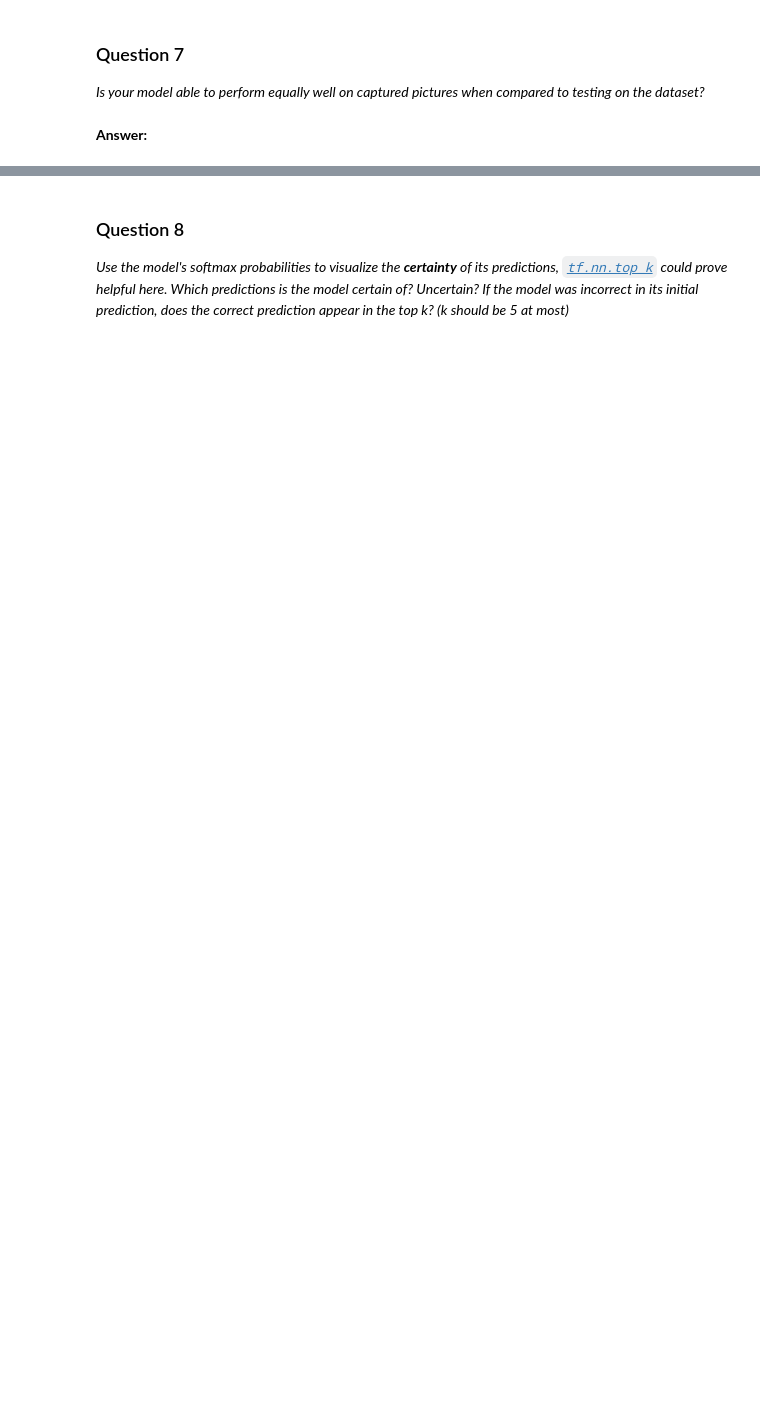
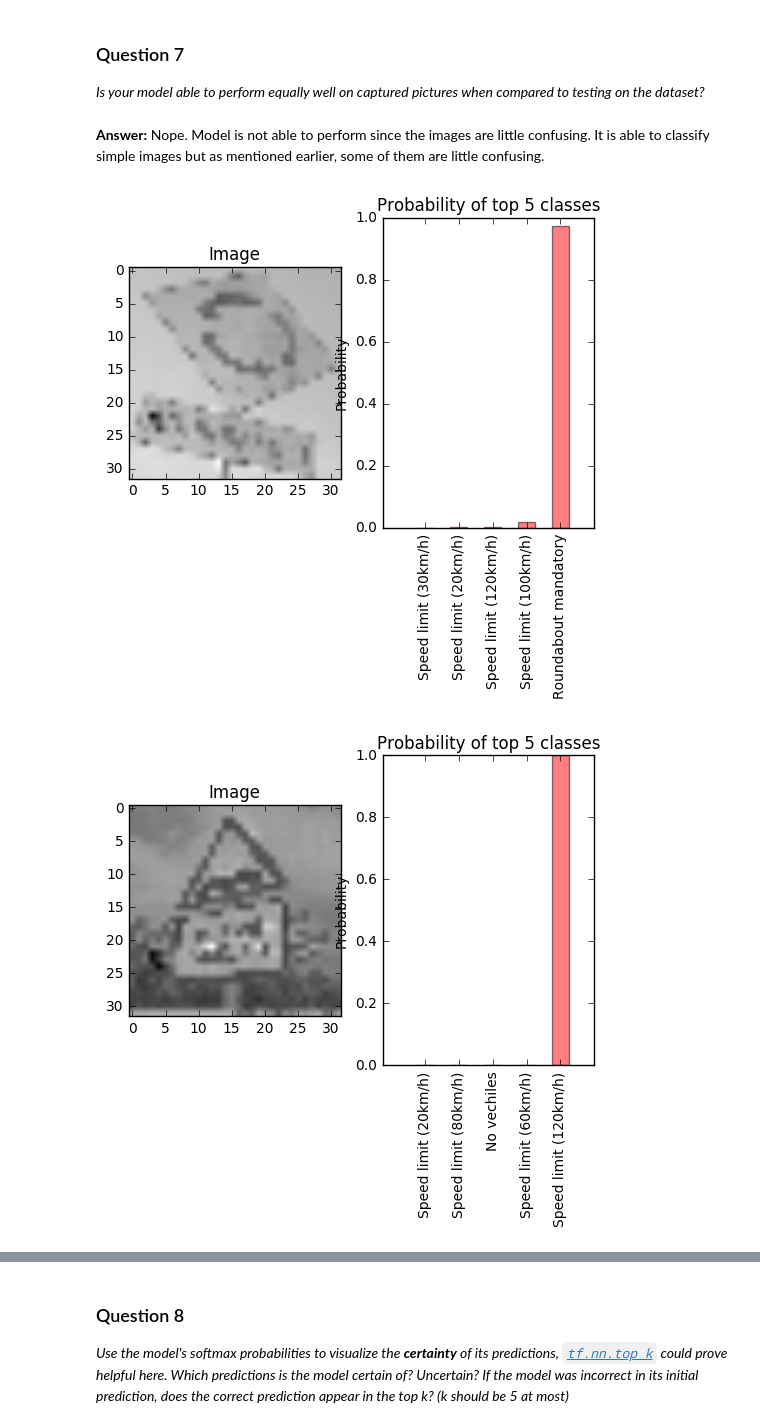
Before and after one commit to shrimalmadhur/SDC-udacity, a Jupyter notebook: traffic-signs/Traffic_Signs_Recognition.ipynb, the cells around one changed output, grey strips where cells are left out. Saved outputs shown, nothing was run; the diff lists cells and outputs as text; code cells hidden in the pictures; blank space fills up the shorter version.

```diff
--- a/traffic-signs/Traffic_Signs_Recognition.ipynb
+++ b/traffic-signs/Traffic_Signs_Recognition.ipynb
@@ -478,3 +544,8 @@ _Choose five candidate images of traffic signs and provide them in the report. A
 # %%
 ### Run the predictions here.
 ### Feel free to use as many code cells as needed.
+y_collected_pred = tf.nn.softmax(LeNet(x_collected))
+y_collected_pred_eval = session.run(y_collected_pred, feed_dict={x: x_collected, y: y_collected_original_one_hot})
+# print(y_collected_pred_eval)
+print([np.argmax(row) for row in y_collected_pred_eval])
+print(float(accuracy(y_collected_pred_eval, y_collected_original_one_hot)))
@@ -482,8 +560,55 @@ _Choose five candidate images of traffic signs and provide them in the report. A
 ### Question 7
 
 _Is your model able to perform equally well on captured pictures when compared to testing on the dataset?_
-# %% [markdown]
-**Answer:**
+# %% [markdown]
+**Answer:**
+Nope. Model is not able to perform since the images are little confusing. It is able to classify simple images but as mentioned earlier, some of them are little confusing.
 # %%
 ### Visualize the softmax probabilities here.
 ### Feel free to use as many code cells as needed.
+import pandas as pd
+
+sign_names = pd.read_csv('signnames.csv')
+
+def get_sign_name(class_index):
+    row = sign_names[sign_names.ClassId == int(class_index)]
+    return row.SignName.values[0]
+
+def get_sign_names(indices):
+    return [get_sign_name(index) for index in indices]
+# %%
+import pandas as pd
+output = y_collected_pred_eval
+
+for i, image in enumerate(images_coll):
+    # Plot the original image
+    plt.subplot(121);
+    plt.imshow(image.reshape(image_shape[0], image_shape[1]), cmap='gray');
+    plt.title('Image');
+
+    # Get the top k probabilities and the classes to which they correspond
+    top_k = tf.nn.top_k(output[i], k=5)
+    indices = top_k.indices.eval(session=session)
+    values = top_k.values.eval(session=session)
+
+    # Sort in ascending order
+    idx = values.argsort()
+    values = values[idx]
+    indices = indices[idx]
+
+    # Show a bar chart of the probabilities
+    y_pos = range(0, 200, 40)
+
+    plt.subplot(122)
+    plt.bar(y_pos, values, align='center', alpha=0.5, color='red', width=20)
+
+    plt.xticks(y_pos, get_sign_names(indices))
+    locs, labels = plt.xticks()
+    plt.setp(labels, rotation=90)
+
+    plt.ylabel('Probability')
+    plt.title('Probability of top 5 classes')
+    plt.show()
+# %% [output]
+[figure, added]
+[figure, added]
```
Also changed, not shown: parts of 22 cells of this notebook.
